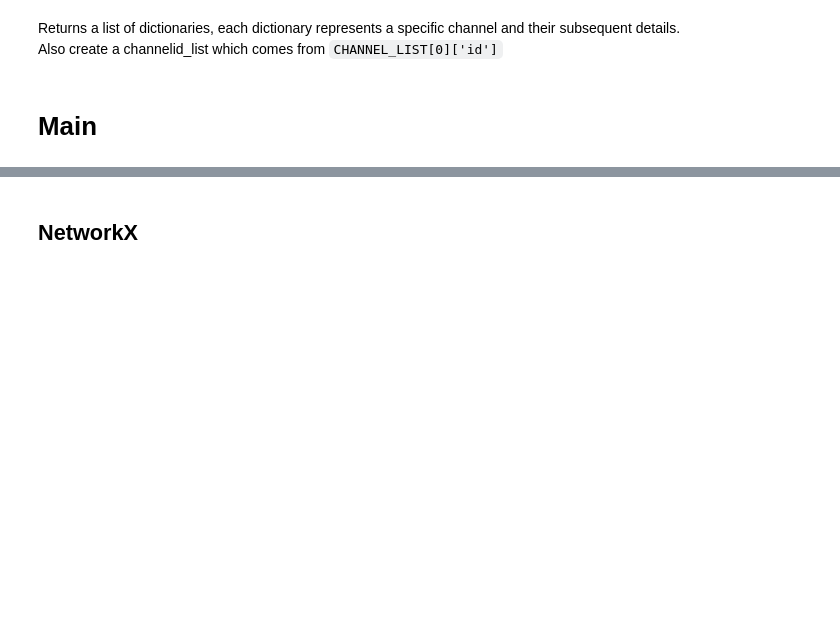
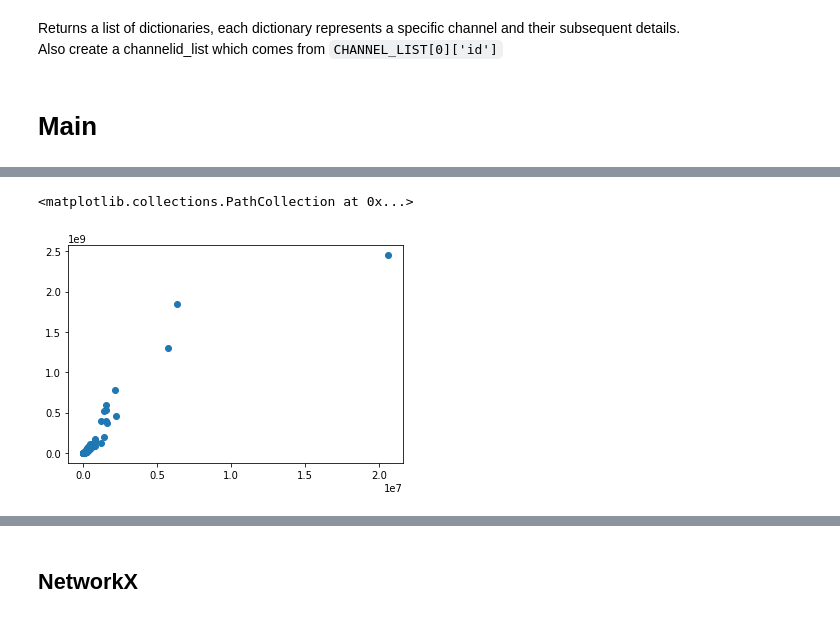
Before and after one commit to DanOvad/youtube-channel-analysis, a Jupyter notebook: youtube_data.ipynb, the cells around one changed output, grey strips where cells are left out. Saved outputs shown, nothing was run; the diff lists cells and outputs as text; code cells hidden in the pictures; blank space fills up the shorter version.

```diff
--- a/youtube_data.ipynb
+++ b/youtube_data.ipynb
@@ -172,0 +233,5 @@ DF.shape
+# %%
+plt.scatter(DF['subscriberCount'], DF['viewCount'])
+# %% [output]
+<matplotlib.collections.PathCollection at 0x...>
+[figure, added]
```
Also changed, not shown: parts of 13 cells of this notebook.
